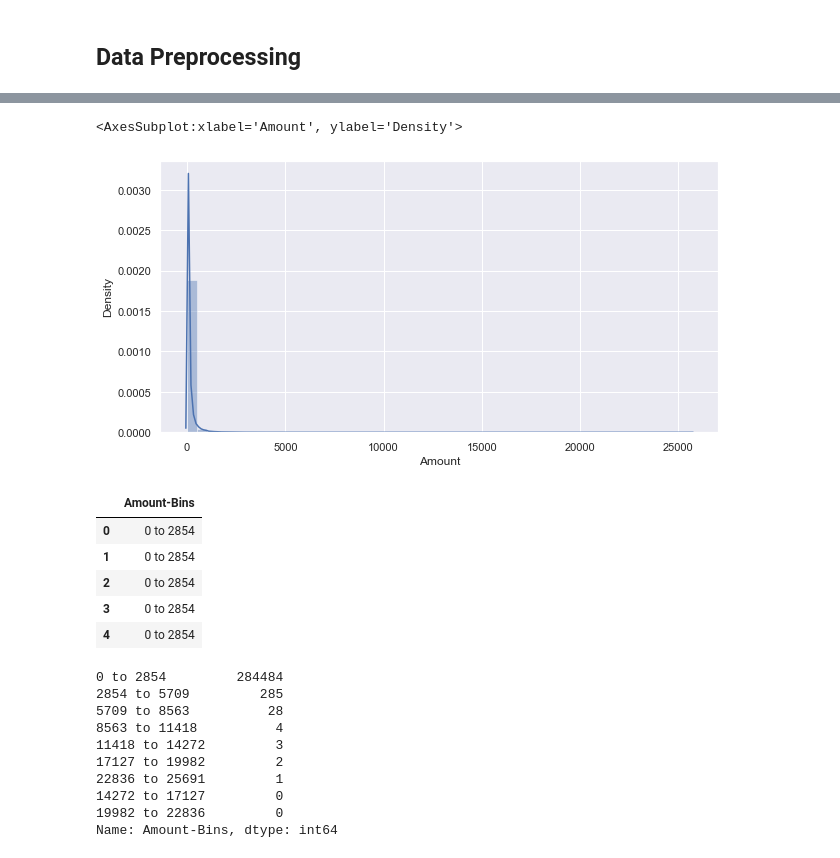
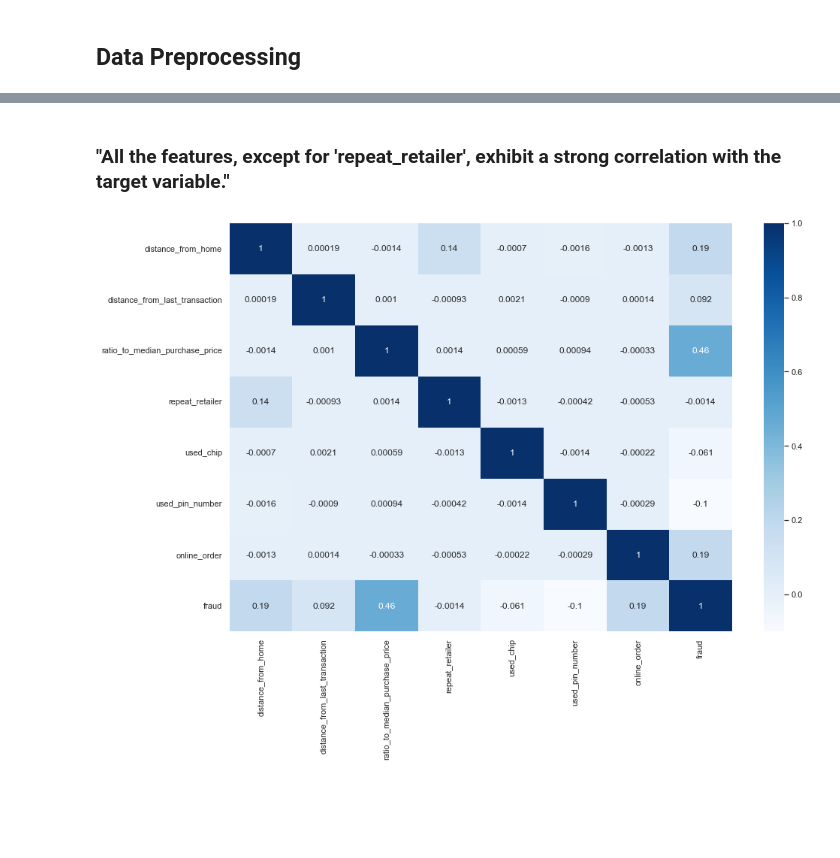
Before and after one commit to sup8583/Credit_card_fraud_detection, a Jupyter notebook: note books/data/EDA.ipynb, the cells around one changed output, grey strips where cells are left out. Saved outputs shown, nothing was run; the diff lists cells and outputs as text; code cells hidden in the pictures; blank space fills up the shorter version.

```diff
--- a/note books/data/EDA.ipynb
+++ b/note books/data/EDA.ipynb
@@ -11,7 +11,7 @@ warnings.simplefilter('ignore')
 # %% [markdown]
 ## Data Preprocessing
 # %%
-data = pd.read_csv('creditcard.csv')
+data = pd.read_csv('card_transdata.csv')
 df = data.copy() # To keep the data as backup
 df.head()
 # %% [output]
@@ -118,6 +121,8 @@ By looking at the above statistics, we can see that the data is highly imbalance
+# %% [markdown]
+### "All the features, except for 'repeat_retailer', exhibit a strong correlation with the target variable."
 # %%
-plt.figure(figsize=(10, 5))
-sns.distplot(df.Amount)
+plt.figure(figsize=(15, 10))
+sns.heatmap(df.corr(), cmap='Blues', annot=True)
+plt.show()
 # %% [output]
-<AxesSubplot:xlabel='Amount', ylabel='Density'>
-[figure, old version]
+[figure, new version]
@@ -148,24 +128,0 @@ bins, bin_labels = make_bins(df.Amount, size=10)
-# %%
-df['Amount-Bins'] = pd.cut(df.Amount, bins=bins,
-                           labels=bin_labels, include_lowest=True)
-df['Amount-Bins'].head().to_frame()
-# %% [output]
-|  | Amount-Bins |
-| 0 | 0 to 2854 |
-| 1 | 0 to 2854 |
-| 2 | 0 to 2854 |
-| 3 | 0 to 2854 |
-| 4 | 0 to 2854 |
-# %%
-df['Amount-Bins'].value_counts()
-# %% [output]
-0 to 2854         284484
-2854 to 5709         285
-5709 to 8563          28
-8563 to 11418          4
-11418 to 14272         3
-17127 to 19982         2
-22836 to 25691         1
-14272 to 17127         0
-19982 to 22836         0
-Name: Amount-Bins, dtype: int64
```
Also changed, not shown: parts of 33 cells of this notebook, 7 other files.
